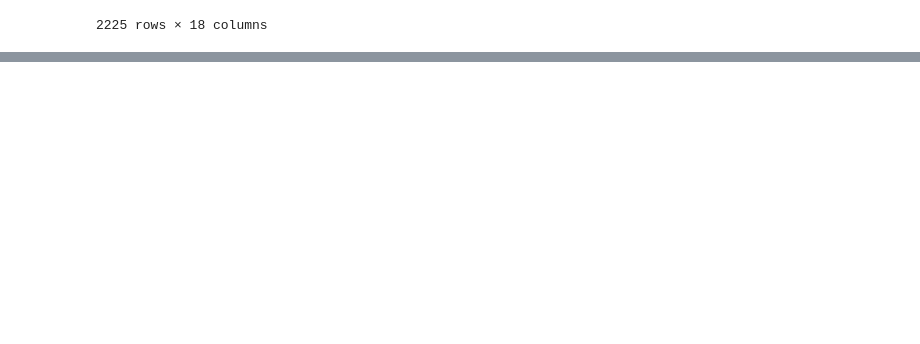
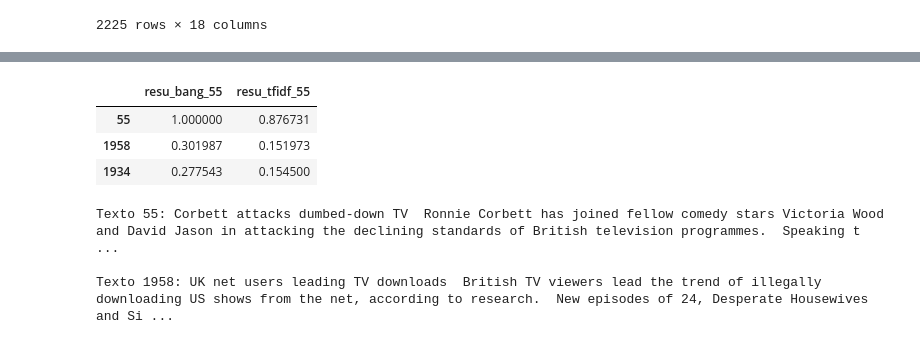
Before and after one commit to ecaf1/NPL_STUDLOG, a Jupyter notebook: Exercise_list/List_1/List_1.ipynb, the cells around one changed output, grey strips where cells are left out. Saved outputs shown, nothing was run; the diff lists cells and outputs as text; code cells hidden in the pictures; blank space fills up the shorter version.

```diff
--- a/Exercise_list/List_1/List_1.ipynb
+++ b/Exercise_list/List_1/List_1.ipynb
@@ -342,0 +335,13 @@ Name: clean_text_2, Length: 2225, dtype: object
+# %%
+# Analize do texto 55
+display(pd.merge( df["resu_bang_55"].nlargest(), df["resu_tfidf_55"].nlargest(), left_index=True, right_index=True))
+print(f"Texto 55: {df['data'][55]}", end="\n\n")
+print(f"Texto 1958: {df['data'][1958]}", end="\n\n")
+# %% [output]
+|  | resu_bang_55 | resu_tfidf_55 |
+| 55 | 1.000000 | 0.876731 |
+| 1958 | 0.301987 | 0.151973 |
+| 1934 | 0.277543 | 0.154500 |
+Texto 55: Corbett attacks dumbed-down TV  Ronnie Corbett has joined fellow comedy stars Victoria Wood and David Jason in attacking the declining standards of British television programmes.  Speaking t ...
+
+Texto 1958: UK net users leading TV downloads  British TV viewers lead the trend of illegally downloading US shows from the net, according to research.  New episodes of 24, Desperate Housewives and Si ...
```
Also changed, not shown: parts of 9 cells of this notebook.
